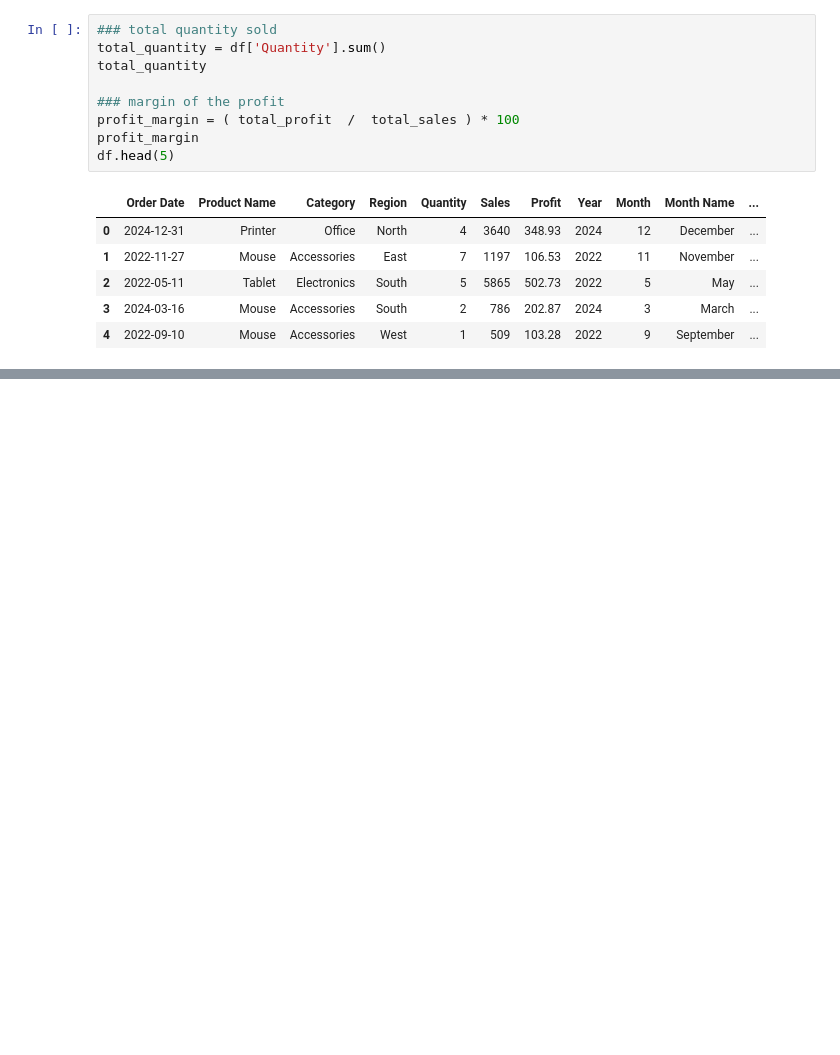
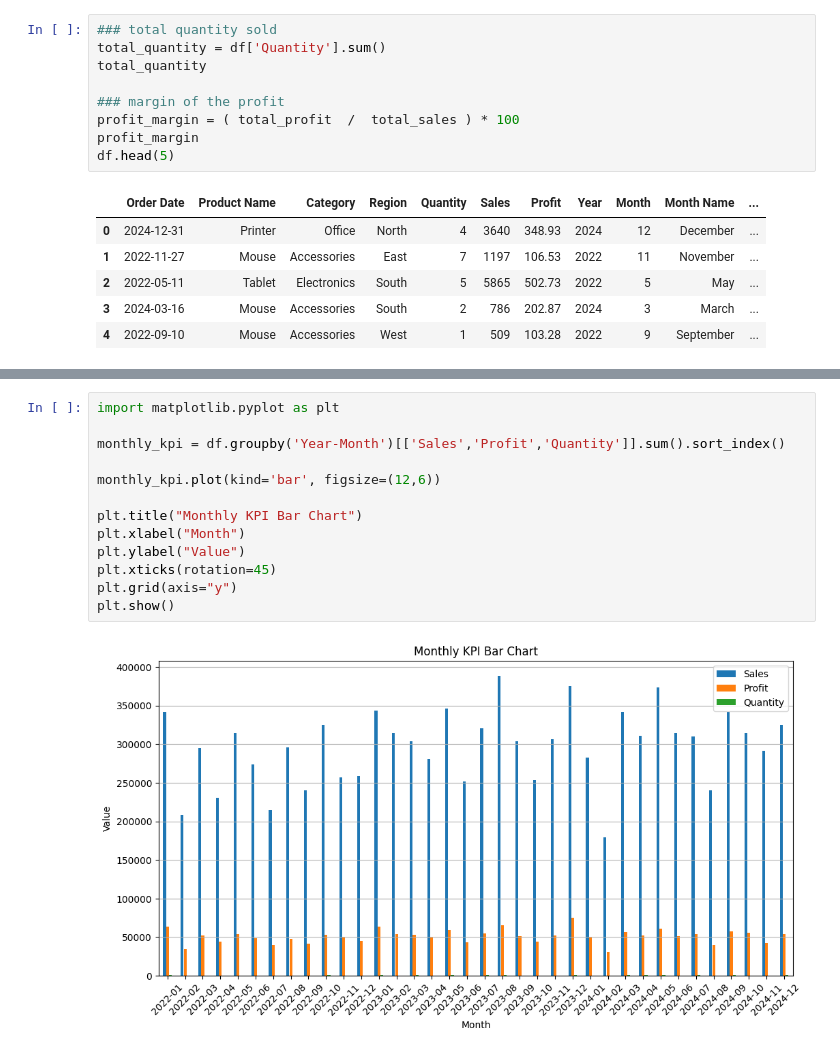
Before and after one commit to lakshyasinghal08/E-commerce-Sales--Analysis, a Jupyter notebook: analyse.ipynb, the cells around one changed output, grey strips where cells are left out. Drawn from its saved outputs; the diff is of its cells as text; blank space fills up the shorter version.

```diff
--- a/analyse.ipynb
+++ b/analyse.ipynb
@@ -124,0 +166,15 @@ monthly_kpi
+# %%
+import matplotlib.pyplot as plt
+
+monthly_kpi = df.groupby('Year-Month')[['Sales','Profit','Quantity']].sum().sort_index()
+
+monthly_kpi.plot(kind='bar', figsize=(12,6))
+
+plt.title("Monthly KPI Bar Chart")
+plt.xlabel("Month")
+plt.ylabel("Value")
+plt.xticks(rotation=45)
+plt.grid(axis="y")
+plt.show()
+# %% [output]
+[figure, added]
```
Also changed, not shown: parts of 9 cells of this notebook, 1 other file.
